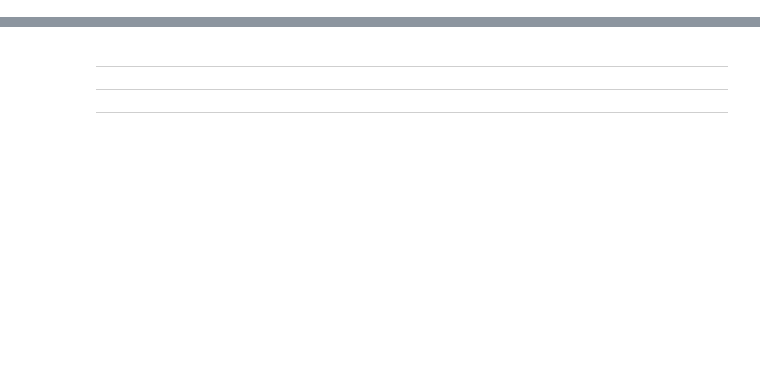
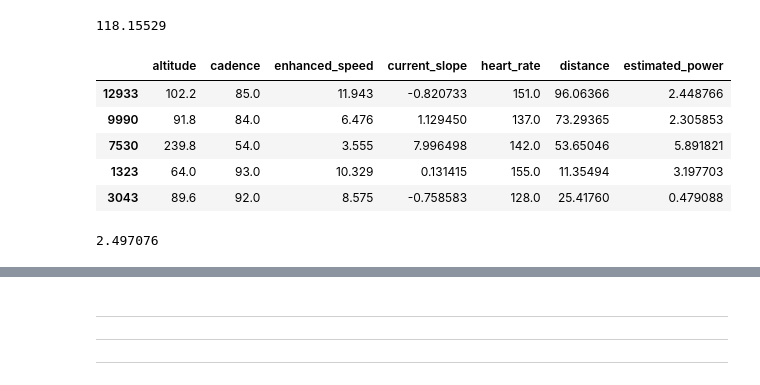
Before and after one commit to MattiaBrocco/estimated-power-watts, a Jupyter notebook: algorithm_development/PowerEstimation_V0.ipynb, the cells around one changed output, grey strips where cells are left out. Drawn from its saved outputs; the diff is of its cells as text; code cells hidden in the pictures; blank space fills up the shorter version.

```diff
--- a/algorithm_development/PowerEstimation_V0.ipynb
+++ b/algorithm_development/PowerEstimation_V0.ipynb
@@ -193,4 +183,33 @@ MAE: 0.24 W/kg (20.23 W)
 [figure]
+# %%
+dr_X_train["distance"].max()
+# %% [output]
+118.15529
+# %%
+dr_X_test.head()
+# %% [output]
+|  | altitude | cadence | enhanced_speed | current_slope | heart_rate | distance | estimated_power |
+| 12933 | 102.2 | 85.0 | 11.943 | -0.820733 | 151.0 | 96.06366 | 2.448766 |
+| 9990 | 91.8 | 84.0 | 6.476 | 1.129450 | 137.0 | 73.29365 | 2.305853 |
+| 7530 | 239.8 | 54.0 | 3.555 | 7.996498 | 142.0 | 53.65046 | 5.891821 |
+| 1323 | 64.0 | 93.0 | 10.329 | 0.131415 | 155.0 | 11.35494 | 3.197703 |
+| 3043 | 89.6 | 92.0 | 8.575 | -0.758583 | 128.0 | 25.41760 | 0.479088 |
+# %%
+## predict example
+iloc_index = 0
+
+tree_estimator.predict(model,
+              altitude = dr_X_test.iloc[iloc_index, 0],
+              cadence = dr_X_test.iloc[iloc_index, 1],
+              enhanced_speed = dr_X_test.iloc[iloc_index, 2],
+              current_slope = dr_X_test.iloc[iloc_index, 3],
+              heart_rate = dr_X_test.iloc[iloc_index, 4],
+              distance = dr_X_test.iloc[iloc_index, 5],
+              weight = 85.5,
+              bike_wgt = 8.8
+)
+# %% [output]
+2.497076
 # %%
 # test on all DR files
 for f in os.listdir("\\".join(strava_export_path.split("\\")[:-1] + ["\\data\\DR"])):
```
Also changed, not shown: parts of 13 cells of this notebook, 4 other files.
